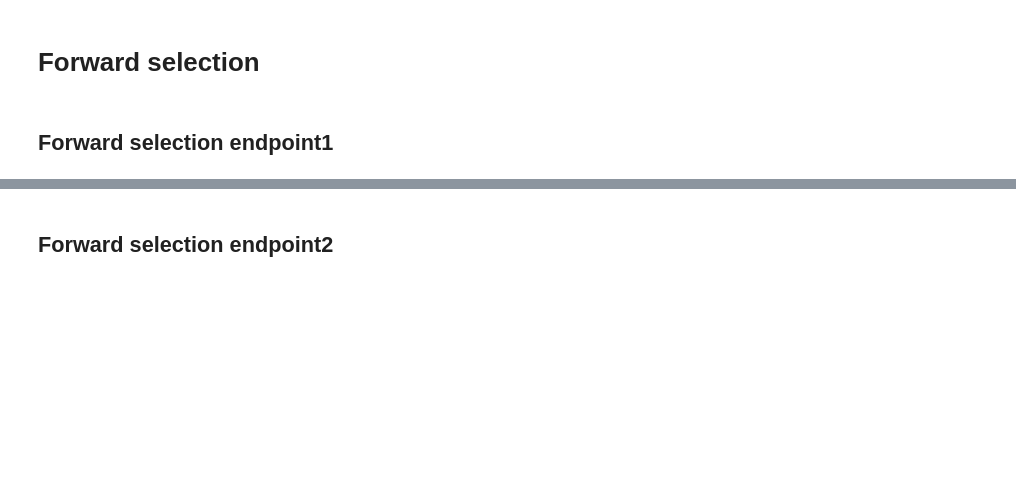
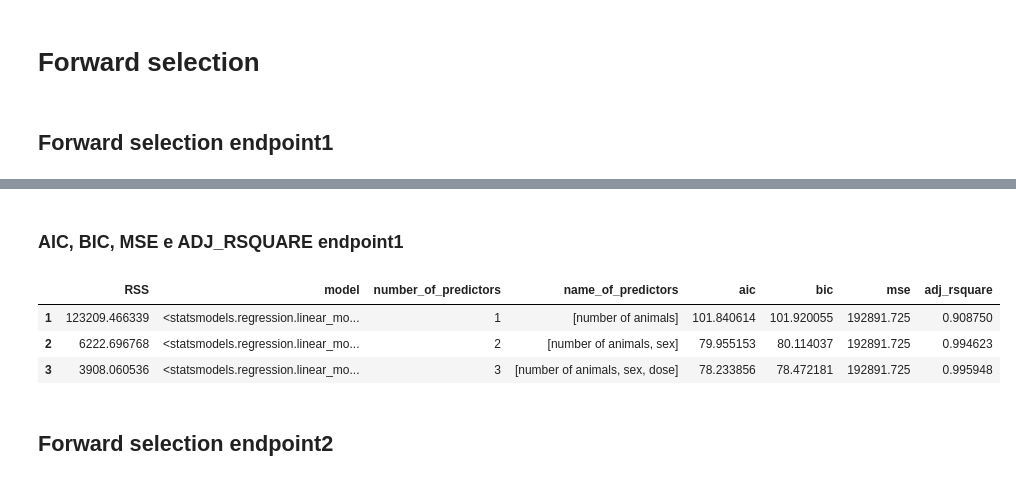
Before and after one commit to AndreaPrati98/EFSA_study, a Jupyter notebook: Prati.ipynb, the cells around one changed output, grey strips where cells are left out. Cells and saved outputs as stored; diff of their text form; code cells hidden in the pictures; blank space fills up the shorter version.

Commit message:
aggiunta funzione per calcolo criteri aic ecc. Debuggato, prima non calcolava l'ultima riga, mancava un +1

```diff
--- a/Prati.ipynb
+++ b/Prati.ipynb
@@ -75,3 +70,13 @@ AttributeError: 'Series' object has no attribute 'model'
+# %% [markdown]
+### AIC, BIC, MSE e ADJ_RSQUARE endpoint1
+# %%
+group_of_models_endpoint1 = fn.compute_criteria(group_of_models_endpoint1)
+group_of_models_endpoint1
+# %% [output]
+|  | RSS | model | number_of_predictors | name_of_predictors | aic | bic | mse | adj_rsquare |
+| 1 | 123209.466339 | <statsmodels.regression.linear_mo... | 1 | [number of animals] | 101.840614 | 101.920055 | 192891.725 | 0.908750 |
+| 2 | 6222.696768 | <statsmodels.regression.linear_mo... | 2 | [number of animals, sex] | 79.955153 | 80.114037 | 192891.725 | 0.994623 |
+| 3 | 3908.060536 | <statsmodels.regression.linear_mo... | 3 | [number of animals, sex, dose] | 78.233856 | 78.472181 | 192891.725 | 0.995948 |
 # %% [markdown]
 ## Forward selection endpoint2
 # %%
```
Also changed, not shown: parts of 8 cells of this notebook, 1 other file.
